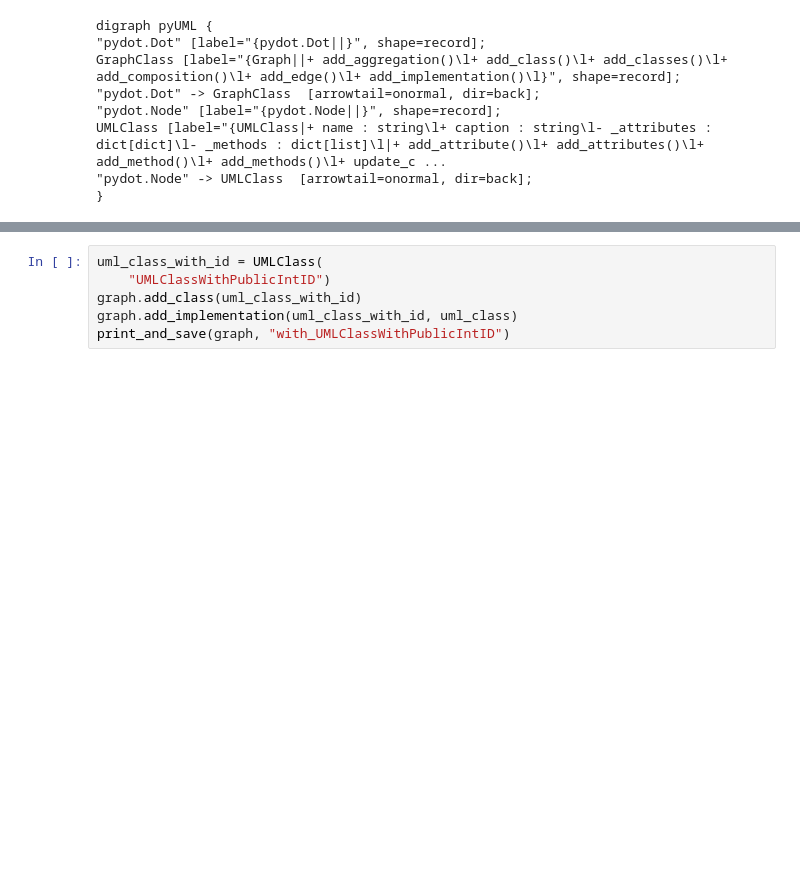
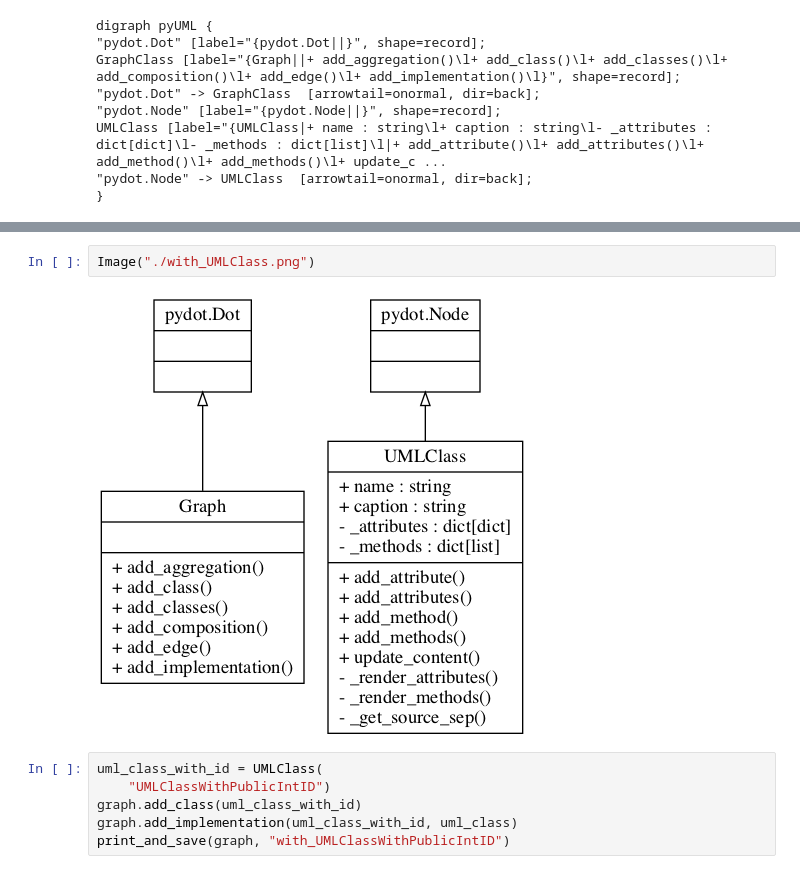
Before and after one commit to trevismd/pyUML, a Jupyter notebook: doc/usage.ipynb, the cells around one changed output, grey strips where cells are left out. Saved outputs shown, nothing was run; the diff lists cells and outputs as text; blank space fills up the shorter version.

```diff
--- a/doc/usage.ipynb
+++ b/doc/usage.ipynb
@@ -86,3 +92,7 @@ UMLClass [label="{UMLClass|+ name : string\l+ caption : string\l- _attributes :
+# %%
+Image("./with_UMLClass.png")
+# %% [output]
+[figure, added]
 # %%
 uml_class_with_id = UMLClass(
     "UMLClassWithPublicIntID")
```
Also changed, not shown: parts of 14 cells of this notebook, 2 other files.
